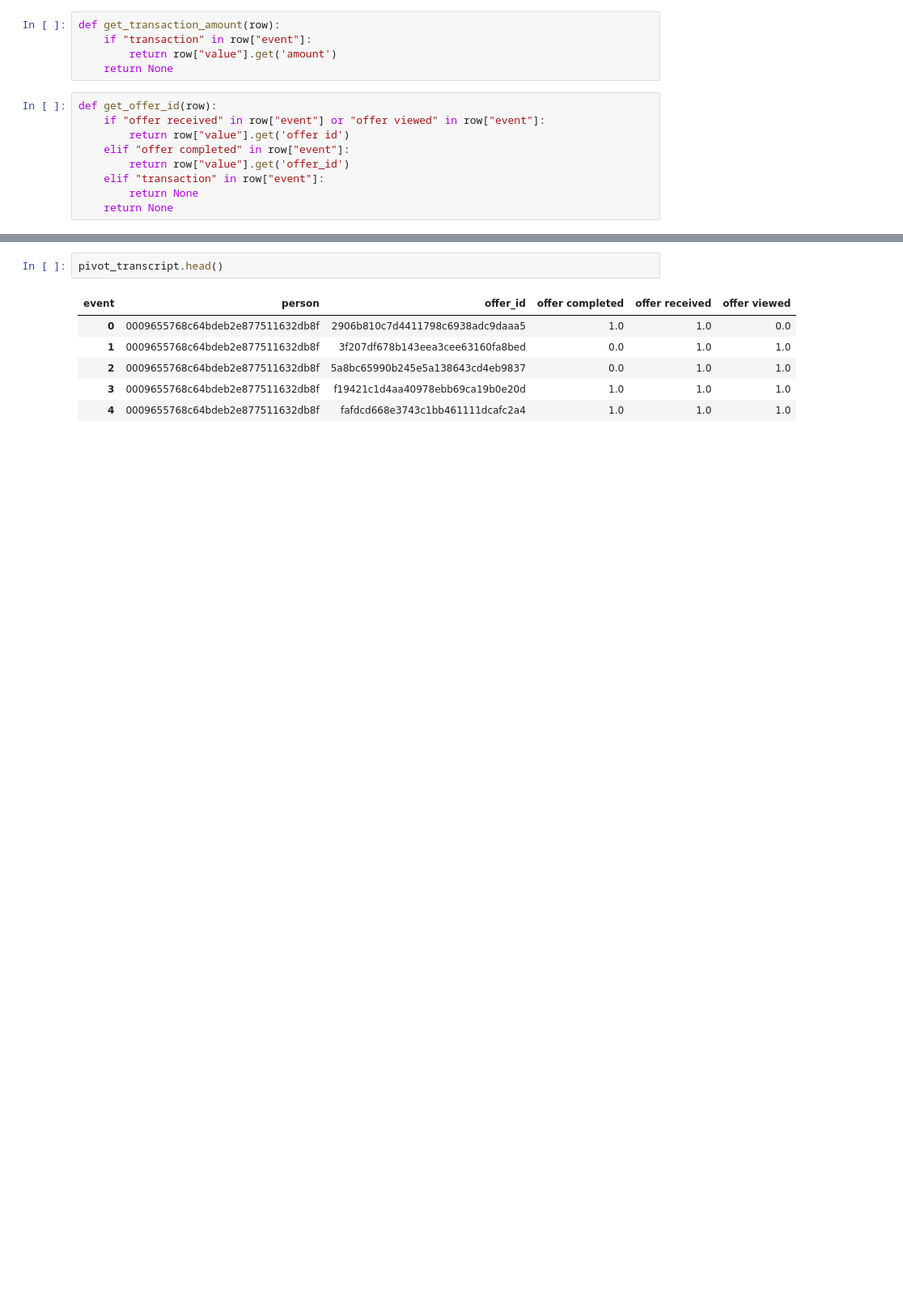
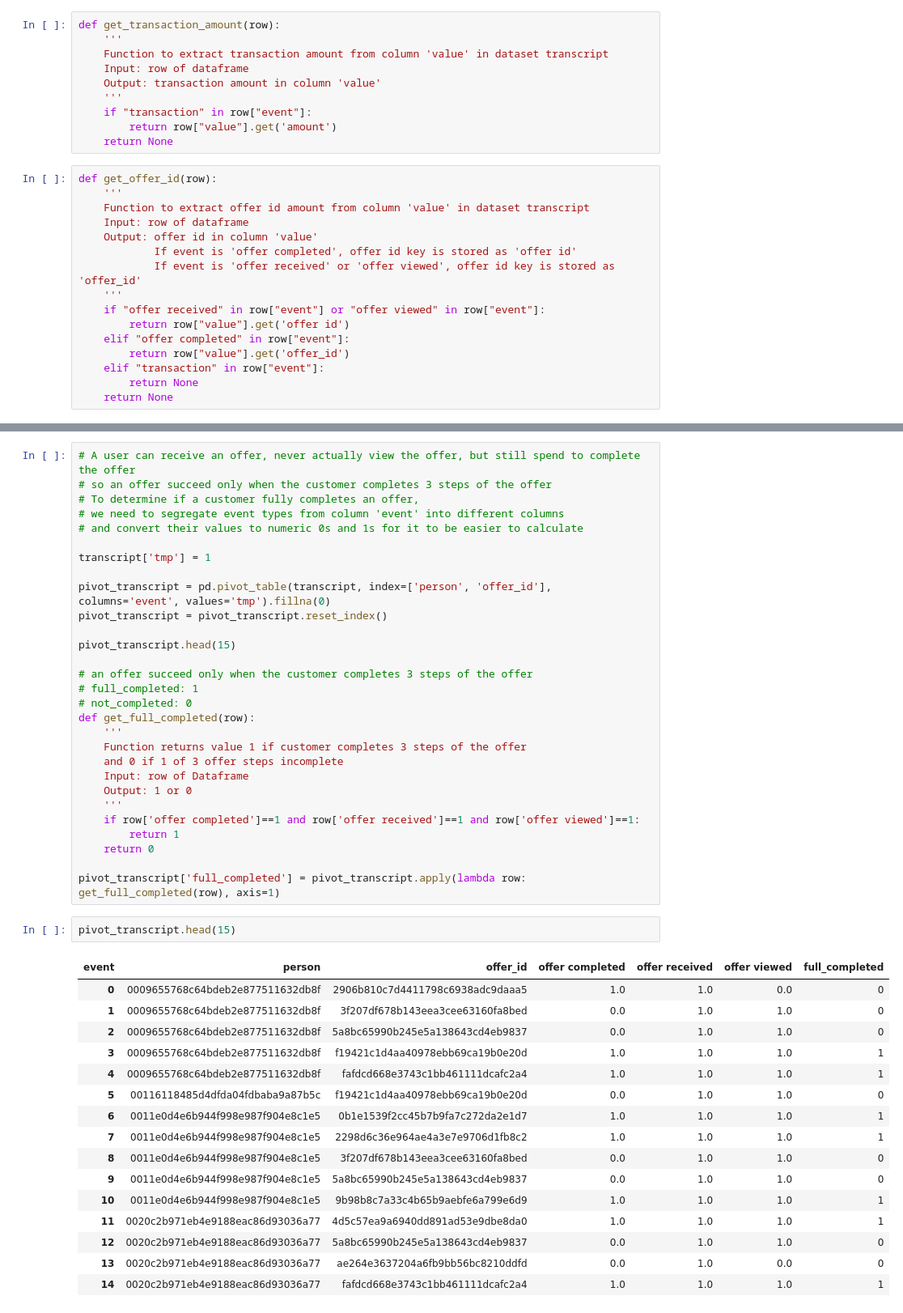
Before and after one commit to happyPrince169/Starbucks_Capstone_Challenge, a Jupyter notebook: Starbucks_Capstone_notebook.ipynb, the cells around one changed output, grey strips where cells are left out. Shown at 81% size. Saved outputs shown, nothing was run; the diff lists cells and outputs as text; blank space fills up the shorter version.

```diff
--- a/Starbucks_Capstone_notebook.ipynb
+++ b/Starbucks_Capstone_notebook.ipynb
@@ -189,11 +190,23 @@ memory usage: 9.4+ MB
 # 2.1. Pivot and merge dataset
 # %%
 def get_transaction_amount(row):
+    '''
+    Function to extract transaction amount from column 'value' in dataset transcript
+    Input: row of dataframe
+    Output: transaction amount in column 'value'
+    '''
     if "transaction" in row["event"]:
         return row["value"].get('amount')
     return None
 # %%
 def get_offer_id(row):
+    '''
+    Function to extract offer id amount from column 'value' in dataset transcript
+    Input: row of dataframe
+    Output: offer id in column 'value'
+            If event is 'offer completed', offer id key is stored as 'offer id'
+            If event is 'offer received' or 'offer viewed', offer id key is stored as 'offer_id'
+    '''
     if "offer received" in row["event"] or "offer viewed" in row["event"]:
         return row["value"].get('offer id')
     elif "offer completed" in row["event"]:
@@ -234,9 +255,48 @@ pivot_transcript = pivot_transcript.reset_index()
+# %%
+# A user can receive an offer, never actually view the offer, but still spend to complete the offer
+# so an offer succeed only when the customer completes 3 steps of the offer
+# To determine if a customer fully completes an offer,
+# we need to segregate event types from column 'event' into different columns
+# and convert their values to numeric 0s and 1s for it to be easier to calculate
+
+transcript['tmp'] = 1
+
+pivot_transcript = pd.pivot_table(transcript, index=['person', 'offer_id'], columns='event', values='tmp').fillna(0)
+pivot_transcript = pivot_transcript.reset_index()
+
+pivot_transcript.head(15)
+
+# an offer succeed only when the customer completes 3 steps of the offer
+# full_completed: 1
+# not_completed: 0
+def get_full_completed(row):
+    '''
+    Function returns value 1 if customer completes 3 steps of the offer
+    and 0 if 1 of 3 offer steps incomplete
+    Input: row of Dataframe
+    Output: 1 or 0
+    '''
+    if row['offer completed']==1 and row['offer received']==1 and row['offer viewed']==1:
+        return 1
+    return 0
+
+pivot_transcript['full_completed'] = pivot_transcript.apply(lambda row: get_full_completed(row), axis=1)
 # %%
-pivot_transcript.head()
+pivot_transcript.head(15)
 # %% [output]
-| event | person | offer_id | offer completed | offer received | offer viewed |
-| 0 | 0009655768c64bdeb2e877511632db8f | 2906b810c7d4411798c6938adc9daaa5 | 1.0 | 1.0 | 0.0 |
-| 1 | 0009655768c64bdeb2e877511632db8f | 3f207df678b143eea3cee63160fa8bed | 0.0 | 1.0 | 1.0 |
-| 2 | 0009655768c64bdeb2e877511632db8f | 5a8bc65990b245e5a138643cd4eb9837 | 0.0 | 1.0 | 1.0 |
-| 3 | 0009655768c64bdeb2e877511632db8f | f19421c1d4aa40978ebb69ca19b0e20d | 1.0 | 1.0 | 1.0 |
-| 4 | 0009655768c64bdeb2e877511632db8f | fafdcd668e3743c1bb461111dcafc2a4 | 1.0 | 1.0 | 1.0 |
+| event | person | offer_id | offer completed | offer received | offer viewed | full_completed |
+| 0 | 0009655768c64bdeb2e877511632db8f | 2906b810c7d4411798c6938adc9daaa5 | 1.0 | 1.0 | 0.0 | 0 |
+| 1 | 0009655768c64bdeb2e877511632db8f | 3f207df678b143eea3cee63160fa8bed | 0.0 | 1.0 | 1.0 | 0 |
+| 2 | 0009655768c64bdeb2e877511632db8f | 5a8bc65990b245e5a138643cd4eb9837 | 0.0 | 1.0 | 1.0 | 0 |
+| 3 | 0009655768c64bdeb2e877511632db8f | f19421c1d4aa40978ebb69ca19b0e20d | 1.0 | 1.0 | 1.0 | 1 |
+| 4 | 0009655768c64bdeb2e877511632db8f | fafdcd668e3743c1bb461111dcafc2a4 | 1.0 | 1.0 | 1.0 | 1 |
+| 5 | 00116118485d4dfda04fdbaba9a87b5c | f19421c1d4aa40978ebb69ca19b0e20d | 0.0 | 1.0 | 1.0 | 0 |
+| 6 | 0011e0d4e6b944f998e987f904e8c1e5 | 0b1e1539f2cc45b7b9fa7c272da2e1d7 | 1.0 | 1.0 | 1.0 | 1 |
+| 7 | 0011e0d4e6b944f998e987f904e8c1e5 | 2298d6c36e964ae4a3e7e9706d1fb8c2 | 1.0 | 1.0 | 1.0 | 1 |
+| 8 | 0011e0d4e6b944f998e987f904e8c1e5 | 3f207df678b143eea3cee63160fa8bed | 0.0 | 1.0 | 1.0 | 0 |
+| 9 | 0011e0d4e6b944f998e987f904e8c1e5 | 5a8bc65990b245e5a138643cd4eb9837 | 0.0 | 1.0 | 1.0 | 0 |
+| 10 | 0011e0d4e6b944f998e987f904e8c1e5 | 9b98b8c7a33c4b65b9aebfe6a799e6d9 | 1.0 | 1.0 | 1.0 | 1 |
+| 11 | 0020c2b971eb4e9188eac86d93036a77 | 4d5c57ea9a6940dd891ad53e9dbe8da0 | 1.0 | 1.0 | 1.0 | 1 |
+| 12 | 0020c2b971eb4e9188eac86d93036a77 | 5a8bc65990b245e5a138643cd4eb9837 | 0.0 | 1.0 | 1.0 | 0 |
+| 13 | 0020c2b971eb4e9188eac86d93036a77 | ae264e3637204a6fb9bb56bc8210ddfd | 0.0 | 1.0 | 0.0 | 0 |
+| 14 | 0020c2b971eb4e9188eac86d93036a77 | fafdcd668e3743c1bb461111dcafc2a4 | 1.0 | 1.0 | 1.0 | 1 |
```
Also changed, not shown: parts of 50 cells of this notebook, 4 other files.
